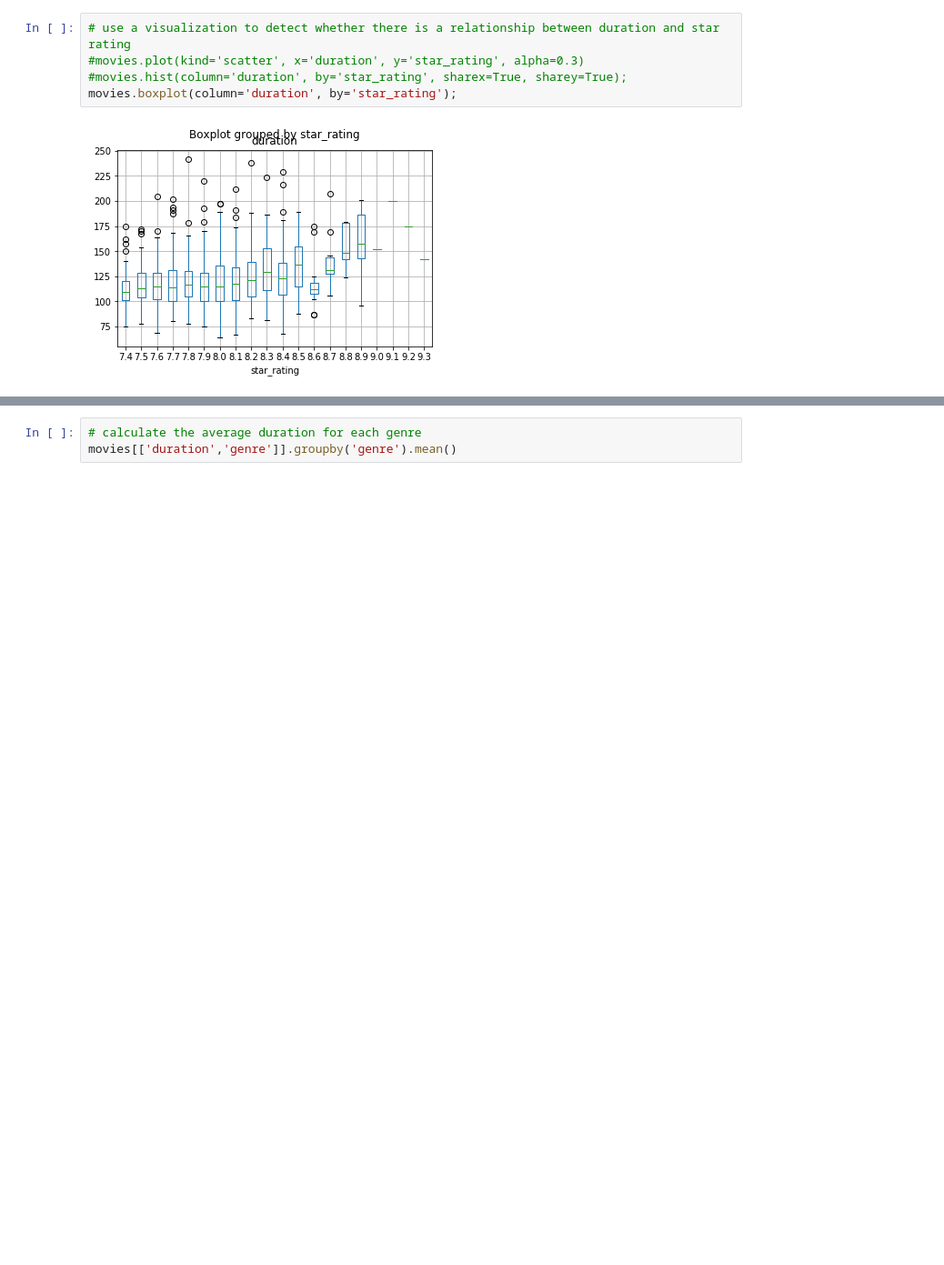
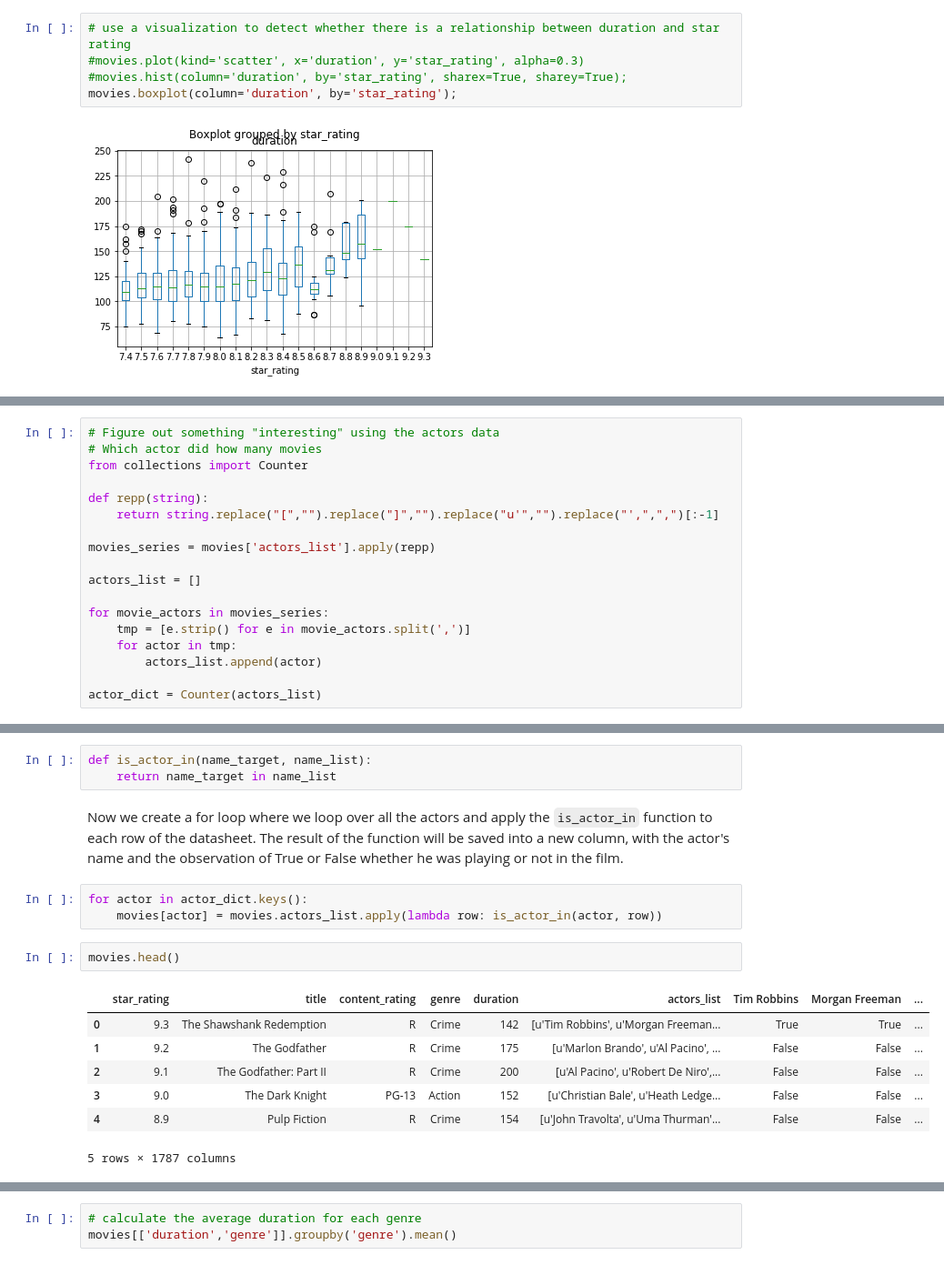
Before and after one commit to diveki/Tutorials, a Jupyter notebook: Pandas/pandas_introduction.ipynb, the cells around one changed output, grey strips where cells are left out. Shown at 91% size. Saved outputs shown, nothing was run; the diff lists cells and outputs as text; blank space fills up the shorter version.

```diff
--- a/Pandas/pandas_introduction.ipynb
+++ b/Pandas/pandas_introduction.ipynb
@@ -647,0 +755,18 @@ movies.boxplot(column='duration', by='star_rating');
+# %%
+# Figure out something "interesting" using the actors data
+# Which actor did how many movies
+from collections import Counter
+
+def repp(string):
+    return string.replace("[","").replace("]","").replace("u'","").replace("',",",")[:-1]
+
+movies_series = movies['actors_list'].apply(repp)
+
+actors_list = []
+
+for movie_actors in movies_series:
+    tmp = [e.strip() for e in movie_actors.split(',')]
+    for actor in tmp:
+        actors_list.append(actor)
+
+actor_dict = Counter(actors_list)
@@ -647,0 +803,18 @@ movies.boxplot(column='duration', by='star_rating');
+# %%
+def is_actor_in(name_target, name_list):
+    return name_target in name_list
+# %% [markdown]
+Now we create a for loop where we loop over all the actors and apply the `is_actor_in` function to each row of the datasheet. The result of the function will be saved into a new column, with the actor's name and the observation of True or False whether he was playing or not in the film.
+# %%
+for actor in actor_dict.keys():
+    movies[actor] = movies.actors_list.apply(lambda row: is_actor_in(actor, row))
+# %%
+movies.head()
+# %% [output]
+|  | star_rating | title | content_rating | genre | duration | actors_list | Tim Robbins | Morgan Freeman | ... |
+| 0 | 9.3 | The Shawshank Redemption | R | Crime | 142 | [u'Tim Robbins', u'Morgan Freeman... | True | True | ... |
+| 1 | 9.2 | The Godfather | R | Crime | 175 | [u'Marlon Brando', u'Al Pacino', ... | False | False | ... |
+| 2 | 9.1 | The Godfather: Part II | R | Crime | 200 | [u'Al Pacino', u'Robert De Niro',... | False | False | ... |
+| 3 | 9.0 | The Dark Knight | PG-13 | Action | 152 | [u'Christian Bale', u'Heath Ledge... | False | False | ... |
+| 4 | 8.9 | Pulp Fiction | R | Crime | 154 | [u'John Travolta', u'Uma Thurman'... | False | False | ... |
+5 rows × 1787 columns
```
Also changed, not shown: parts of 60 cells of this notebook.
